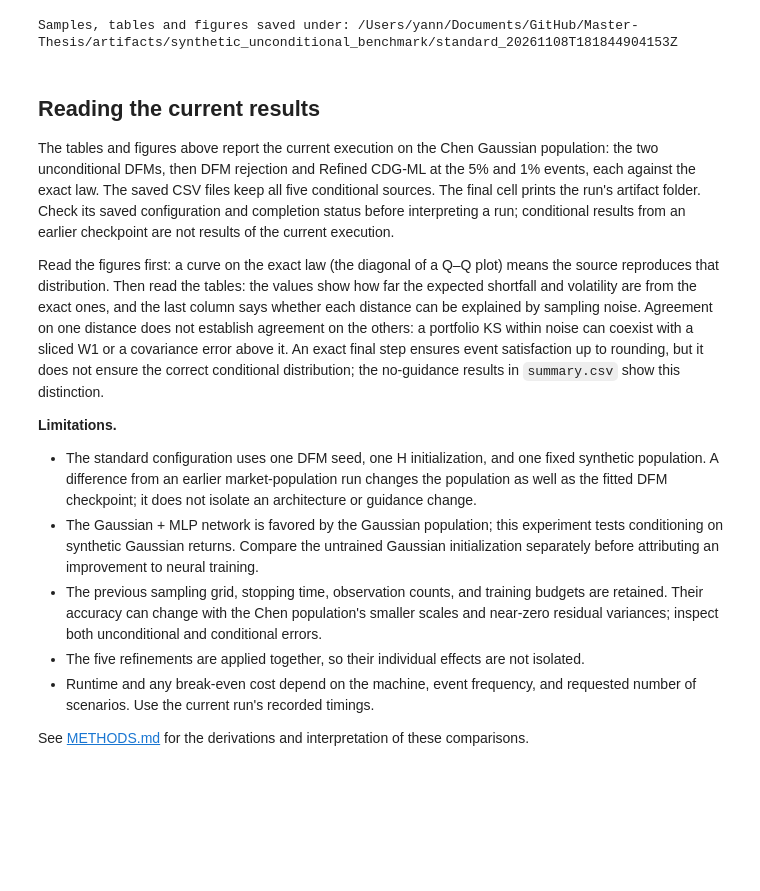
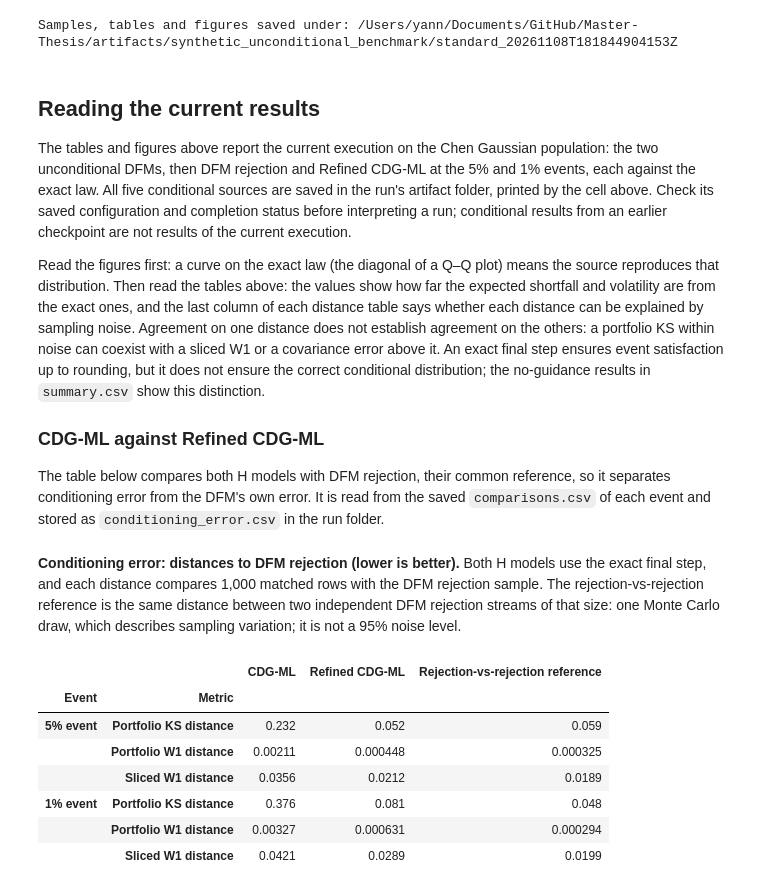
Before and after one commit to yadorno03/Master-Thesis, a Jupyter notebook: synthetic_dfm_conditional_benchmark.ipynb, the cells around one changed output. Drawn from its saved outputs; the diff is of its cells as text; code cells hidden in the pictures; blank space fills up the shorter version.

```diff
--- a/synthetic_dfm_conditional_benchmark.ipynb
+++ b/synthetic_dfm_conditional_benchmark.ipynb
@@ -765,34 +773,43 @@ Samples, tables and figures saved under: /Users/yann/Documents/GitHub/Master-The
 
 The tables and figures above report the current execution on the Chen Gaussian
 population: the two unconditional DFMs, then DFM rejection and Refined CDG-ML at the
-5% and 1% events, each against the exact law. The saved CSV files keep all five
-conditional sources. The final cell prints the
-run's artifact folder. Check its saved configuration and completion status before
-interpreting a run; conditional results from an earlier checkpoint are not results
-of the current execution.
+5% and 1% events, each against the exact law. All five conditional sources are saved
+in the run's artifact folder, printed by the cell above. Check its saved configuration
+and completion status before interpreting a run; conditional results from an earlier
+checkpoint are not results of the current execution.
 
 Read the figures first: a curve on the exact law (the diagonal of a Q–Q plot) means
-the source reproduces that distribution. Then read the tables: the values show how far
-the expected shortfall and volatility are from the exact ones, and the last column
-says whether each distance can be explained by sampling noise. Agreement on one
-distance does not establish agreement on the others: a portfolio KS within noise can
-coexist with a sliced W1 or a covariance error above it. An exact final step ensures
-event satisfaction up to rounding, but it does not ensure the correct conditional
-distribution; the no-guidance results in `summary.csv` show this distinction.
+the source reproduces that distribution. Then read the tables above: the values show
+how far the expected shortfall and volatility are from the exact ones, and the last
+column of each distance table says whether each distance can be explained by sampling
+noise. Agreement on one distance does not establish agreement on the others: a
+portfolio KS within noise can coexist with a sliced W1 or a covariance error above it.
+An exact final step ensures event satisfaction up to rounding, but it does not ensure
+the correct conditional distribution; the no-guidance results in `summary.csv` show
+this distinction.
 
-**Limitations.**
-* The standard configuration uses one DFM seed, one H initialization, and one fixed
-  synthetic population. A difference from an earlier market-population run changes
-  the population as well as the fitted DFM checkpoint; it does not isolate an
-  architecture or guidance change.
-* The Gaussian + MLP network is favored by the Gaussian population; this experiment
-  tests conditioning on synthetic Gaussian returns. Compare the untrained Gaussian
-  initialization separately before attributing an improvement to neural training.
-* The previous sampling grid, stopping time, observation counts, and training budgets
-  are retained. Their accuracy can change with the Chen population's smaller scales
-  and near-zero residual variances; inspect both unconditional and conditional errors.
-* The five refinements are applied together, so their individual effects are not isolated.
-* Runtime and any break-even cost depend on the machine, event frequency, and requested
-  number of scenarios. Use the current run's recorded timings.
+### CDG-ML against Refined CDG-ML
 
-See [METHODS.md](METHODS.md) for the derivations and interpretation of these comparisons.
+The table below compares both H models with DFM rejection, their common reference, so
+it separates conditioning error from the DFM's own error. It is read from the saved
+`comparisons.csv` of each event and stored as `conditioning_error.csv` in the run folder.
+# %%
+from synthetic_benchmark.reporting import conditioning_error_table, readable_conditioning_error
+
+# Read back the matched comparisons saved for both events: nothing is trained or sampled again.
+saved_comparisons = {tail: pd.read_csv(OUTPUT / f"conditional_tail{tail}" / "comparisons.csv")
+                     for tail in (0.05, 0.01)}
+conditioning_error = conditioning_error_table(saved_comparisons)
+conditioning_error.to_csv(OUTPUT / "conditioning_error.csv")
+conditioning_note, conditioning_display = readable_conditioning_error(conditioning_error)
+display(Markdown(conditioning_note), conditioning_display)
+# %% [output]
+**Conditioning error: distances to DFM rejection (lower is better).** Both H models use the exact final step, and each distance compares 1,000 matched rows with the DFM rejection sample. The rejection-vs-rejection reference is the same distance between two independent DFM rejection streams of that size: one Monte Carlo draw, which describes sampling variation; it is not a 95% noise level.
+|  |  | CDG-ML | Refined CDG-ML | Rejection-vs-rejection reference |
+| Event | Metric |  |  |  |
+| 5% event | Portfolio KS distance | 0.232 | 0.052 | 0.059 |
+|  | Portfolio W1 distance | 0.00211 | 0.000448 | 0.000325 |
+|  | Sliced W1 distance | 0.0356 | 0.0212 | 0.0189 |
+| 1% event | Portfolio KS distance | 0.376 | 0.081 | 0.048 |
+|  | Portfolio W1 distance | 0.00327 | 0.000631 | 0.000294 |
+|  | Sliced W1 distance | 0.0421 | 0.0289 | 0.0199 |
```
Also changed, not shown: parts of 9 cells of this notebook, 7 other files.
